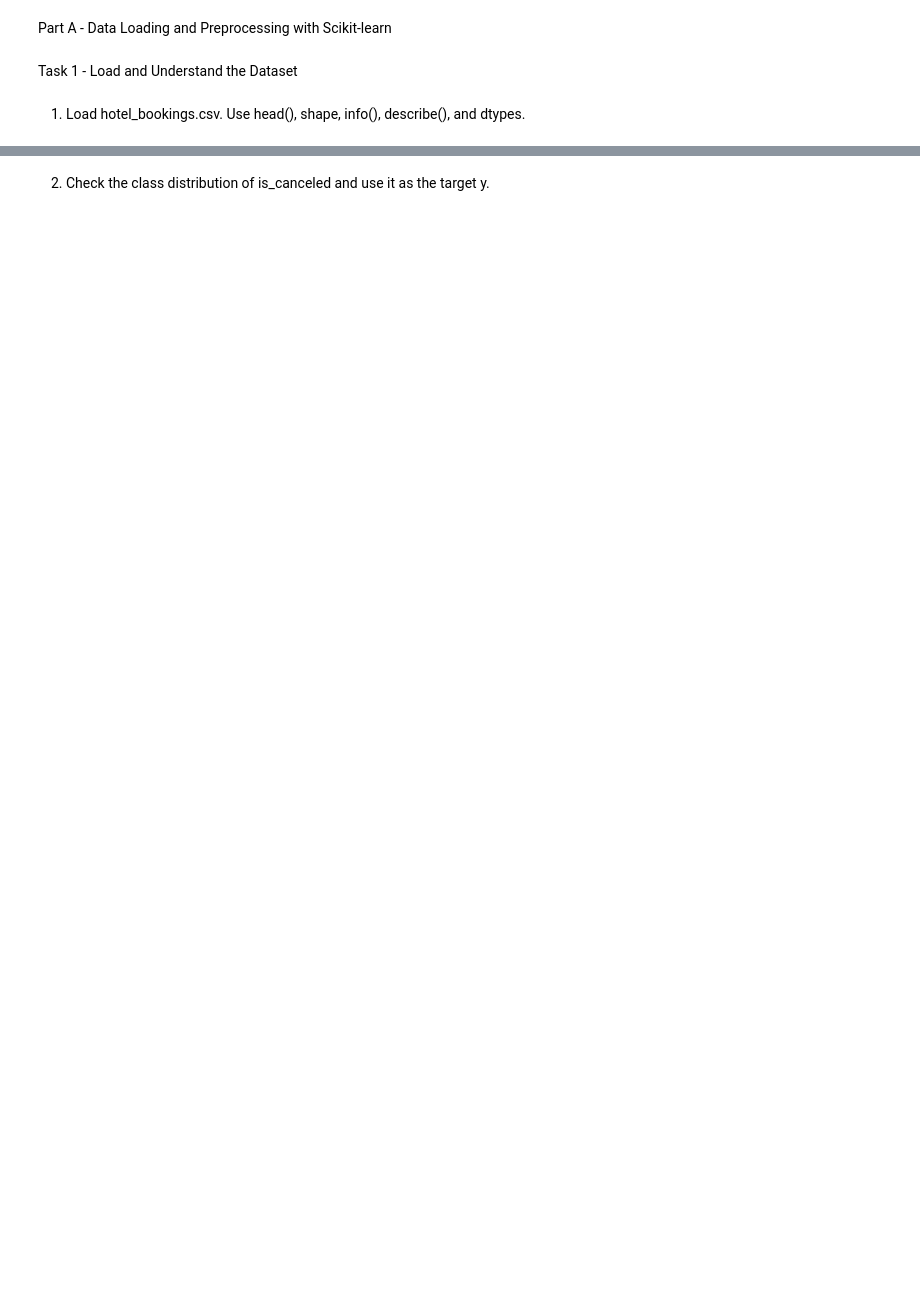
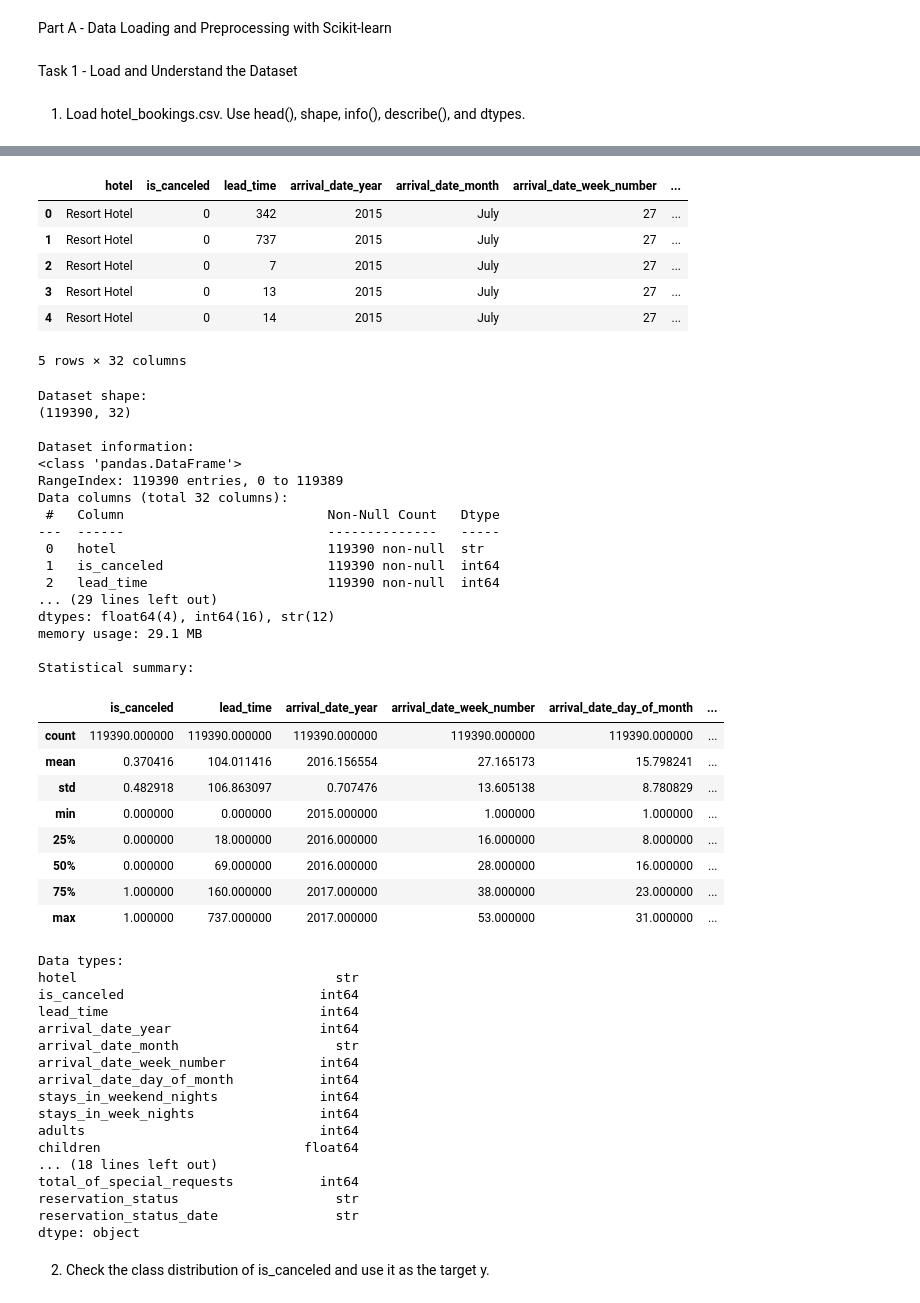
Before and after one commit to ameya-06/202618047_Ameya-Trivedi_DS605, a Jupyter notebook: 202618047_DS605_lab03/202618047_DS605_Lab03.ipynb, the cells around one changed output, grey strips where cells are left out. Drawn from its saved outputs; the diff is of its cells as text; code cells hidden in the pictures; blank space fills up the shorter version.

```diff
--- a/202618047_DS605_lab03/202618047_DS605_Lab03.ipynb
+++ b/202618047_DS605_lab03/202618047_DS605_Lab03.ipynb
@@ -16,12 +10,24 @@ Task 1 - Load and Understand the Dataset
 1. Load hotel_bookings.csv. Use head(), shape, info(), describe(), and dtypes.
 # %%
 import pandas as pd
+from pathlib import Path
 
-df = pd.read_csv(r"C:\Users\Hirav\Downloads\archive\hotel_bookings.csv")
+file_path = Path(r"C:\Users\Hirav\Desktop\ML Lab\202618047_DS605_Lab03\hotel_bookings.csv")
 
-print(df.head())
+df = pd.read_csv(file_path)
+
+print("First 5 rows:")
+display(df.head())
+
+print("\nDataset shape:")
 print(df.shape)
+
+print("\nDataset information:")
 df.info()
-print(df.describe())
+
+print("\nStatistical summary:")
+display(df.describe())
+
+print("\nData types:")
 print(df.dtypes)
 # %% [output]
@@ -45,3 +35,53 @@ dtype: object
+|  | hotel | is_canceled | lead_time | arrival_date_year | arrival_date_month | arrival_date_week_number | ... |
+| 0 | Resort Hotel | 0 | 342 | 2015 | July | 27 | ... |
+| 1 | Resort Hotel | 0 | 737 | 2015 | July | 27 | ... |
+| 2 | Resort Hotel | 0 | 7 | 2015 | July | 27 | ... |
+| 3 | Resort Hotel | 0 | 13 | 2015 | July | 27 | ... |
+| 4 | Resort Hotel | 0 | 14 | 2015 | July | 27 | ... |
+5 rows × 32 columns
+Dataset shape:
+(119390, 32)
+
+Dataset information:
+<class 'pandas.DataFrame'>
+RangeIndex: 119390 entries, 0 to 119389
+Data columns (total 32 columns):
+ #   Column                          Non-Null Count   Dtype
+---  ------                          --------------   -----
+ 0   hotel                           119390 non-null  str
+ 1   is_canceled                     119390 non-null  int64
+ 2   lead_time                       119390 non-null  int64
+... (29 lines left out)
+dtypes: float64(4), int64(16), str(12)
+memory usage: 29.1 MB
+
+Statistical summary:
+|  | is_canceled | lead_time | arrival_date_year | arrival_date_week_number | arrival_date_day_of_month | ... |
+| count | 119390.000000 | 119390.000000 | 119390.000000 | 119390.000000 | 119390.000000 | ... |
+| mean | 0.370416 | 104.011416 | 2016.156554 | 27.165173 | 15.798241 | ... |
+| std | 0.482918 | 106.863097 | 0.707476 | 13.605138 | 8.780829 | ... |
+| min | 0.000000 | 0.000000 | 2015.000000 | 1.000000 | 1.000000 | ... |
+| 25% | 0.000000 | 18.000000 | 2016.000000 | 16.000000 | 8.000000 | ... |
+| 50% | 0.000000 | 69.000000 | 2016.000000 | 28.000000 | 16.000000 | ... |
+| 75% | 1.000000 | 160.000000 | 2017.000000 | 38.000000 | 23.000000 | ... |
+| max | 1.000000 | 737.000000 | 2017.000000 | 53.000000 | 31.000000 | ... |
+Data types:
+hotel                                 str
+is_canceled                         int64
+lead_time                           int64
+arrival_date_year                   int64
+arrival_date_month                    str
+arrival_date_week_number            int64
+arrival_date_day_of_month           int64
+stays_in_weekend_nights             int64
+stays_in_week_nights                int64
+adults                              int64
+children                          float64
+... (18 lines left out)
+total_of_special_requests           int64
+reservation_status                    str
+reservation_status_date               str
+dtype: object
 # %% [markdown]
 2. Check the class distribution of is_canceled and use it as the target y.
 # %%
```
Also changed, not shown: parts of 39 cells of this notebook.
